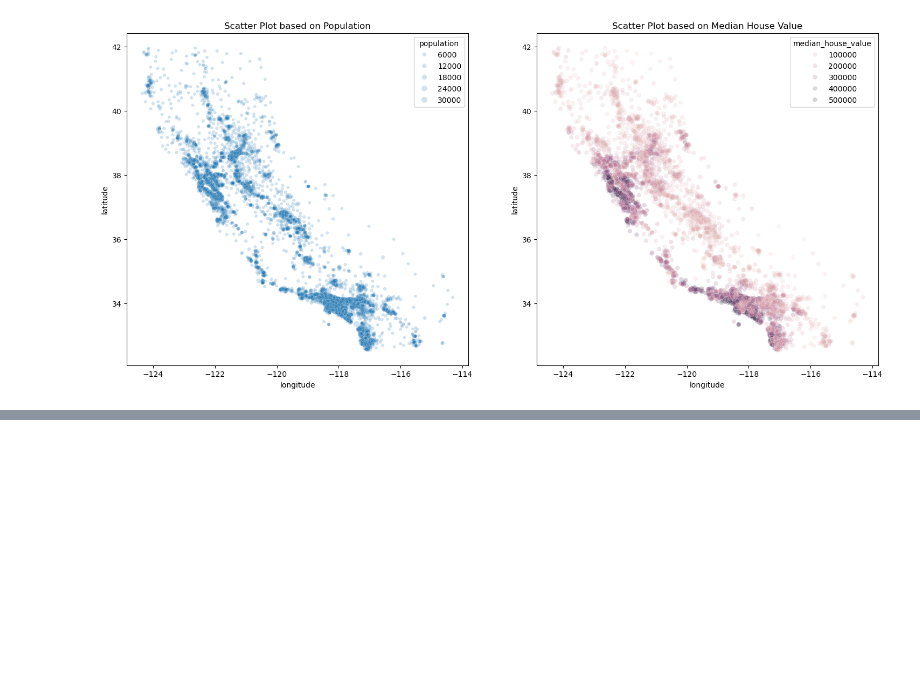
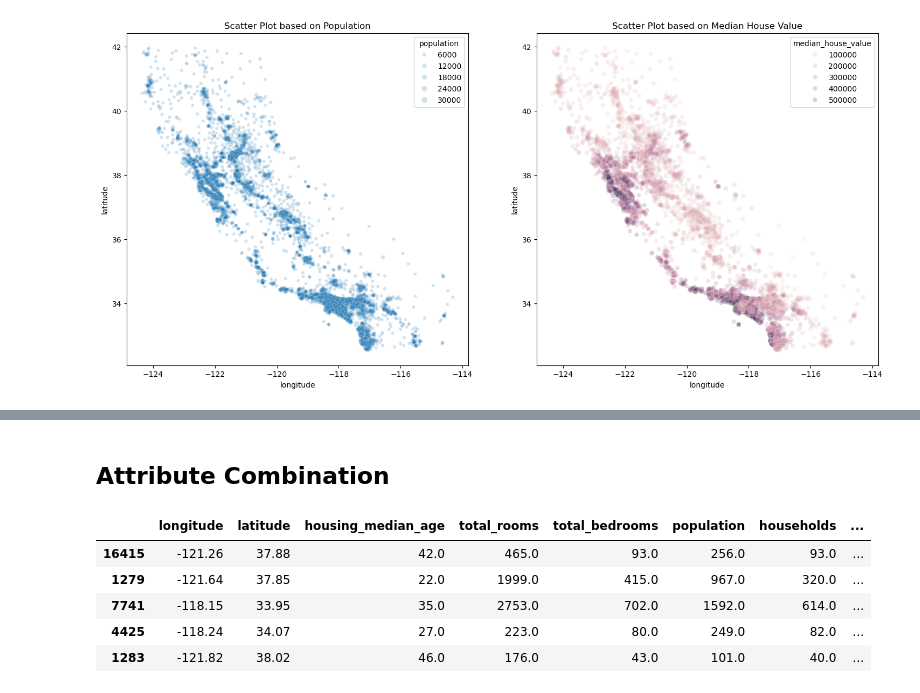
Before and after one commit to Yousefess/ML-DL, a Jupyter notebook: 02 Machine Learning with Project/01 end-to-end Regression/Regression.ipynb, the cells around one changed output, grey strips where cells are left out. Drawn from its saved outputs; the diff is of its cells as text; code cells hidden in the pictures; blank space fills up the shorter version.

```diff
--- a/02 Machine Learning with Project/01 end-to-end Regression/Regression.ipynb
+++ b/02 Machine Learning with Project/01 end-to-end Regression/Regression.ipynb
@@ -440,0 +465,14 @@ fig.savefig("./out/scatter_plot.png", dpi=300)
+# %% [markdown]
+## Attribute Combination
+# %%
+train["rooms_per_house"] = train["total_rooms"] / train["households"]
+train["bedrooms_ratio"] = train["total_bedrooms"] / train["total_rooms"]
+train["people_per_house"] = train["population"] / train["households"]
+train.head()
+# %% [output]
+|  | longitude | latitude | housing_median_age | total_rooms | total_bedrooms | population | households | ... |
+| 16415 | -121.26 | 37.88 | 42.0 | 465.0 | 93.0 | 256.0 | 93.0 | ... |
+| 1279 | -121.64 | 37.85 | 22.0 | 1999.0 | 415.0 | 967.0 | 320.0 | ... |
+| 7741 | -118.15 | 33.95 | 35.0 | 2753.0 | 702.0 | 1592.0 | 614.0 | ... |
+| 4425 | -118.24 | 34.07 | 27.0 | 223.0 | 80.0 | 249.0 | 82.0 | ... |
+| 1283 | -121.82 | 38.02 | 46.0 | 176.0 | 43.0 | 101.0 | 40.0 | ... |
```
Also changed, not shown: parts of 11 cells of this notebook.
